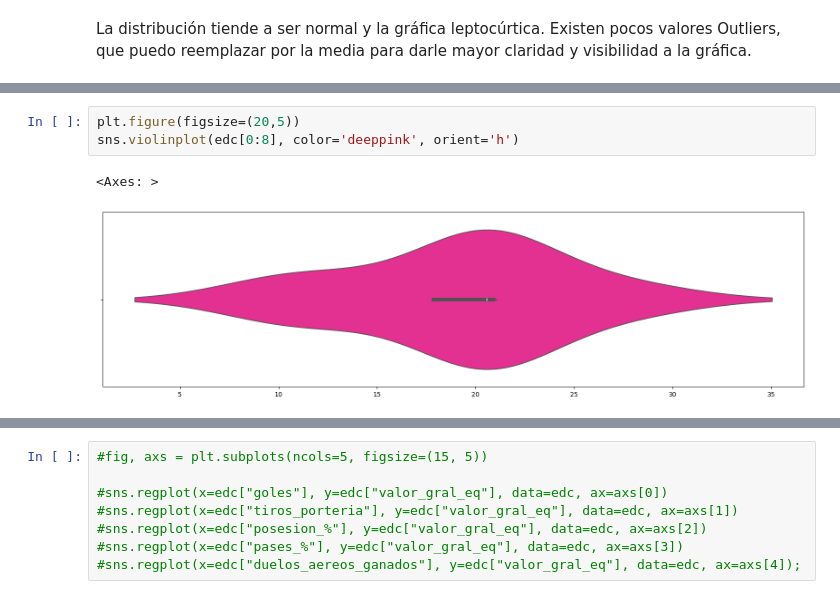
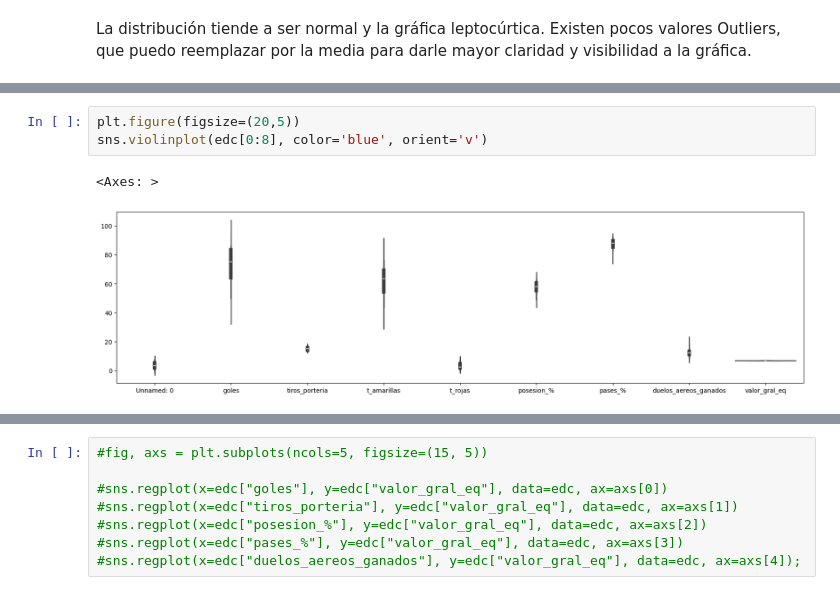
Before and after one commit to FedeThione/DS-EDA-Futbol, a Jupyter notebook: src/Notebooks/2-Entrega_Intermedia_EDA.ipynb, the cells around one changed output, grey strips where cells are left out. Drawn from its saved outputs; the diff is of its cells as text.

```diff
--- a/src/Notebooks/2-Entrega_Intermedia_EDA.ipynb
+++ b/src/Notebooks/2-Entrega_Intermedia_EDA.ipynb
@@ -268,10 +266,10 @@ plt.show()
 AttributeError: 'numpy.ndarray' object has no attribute 'select_dtypes'
 # %%
 plt.figure(figsize=(20,5))
-sns.violinplot(edc[0:8], color='deeppink', orient='h')
+sns.violinplot(edc[0:8], color='blue', orient='v')
 # %% [output]
 <Axes: >
-[figure, old version]
+[figure, new version]
 # %%
 np.random.seed(14)
 edc = np.random.normal(loc=20, scale=5, size=100)
```
Also changed, not shown: parts of 15 cells of this notebook.
